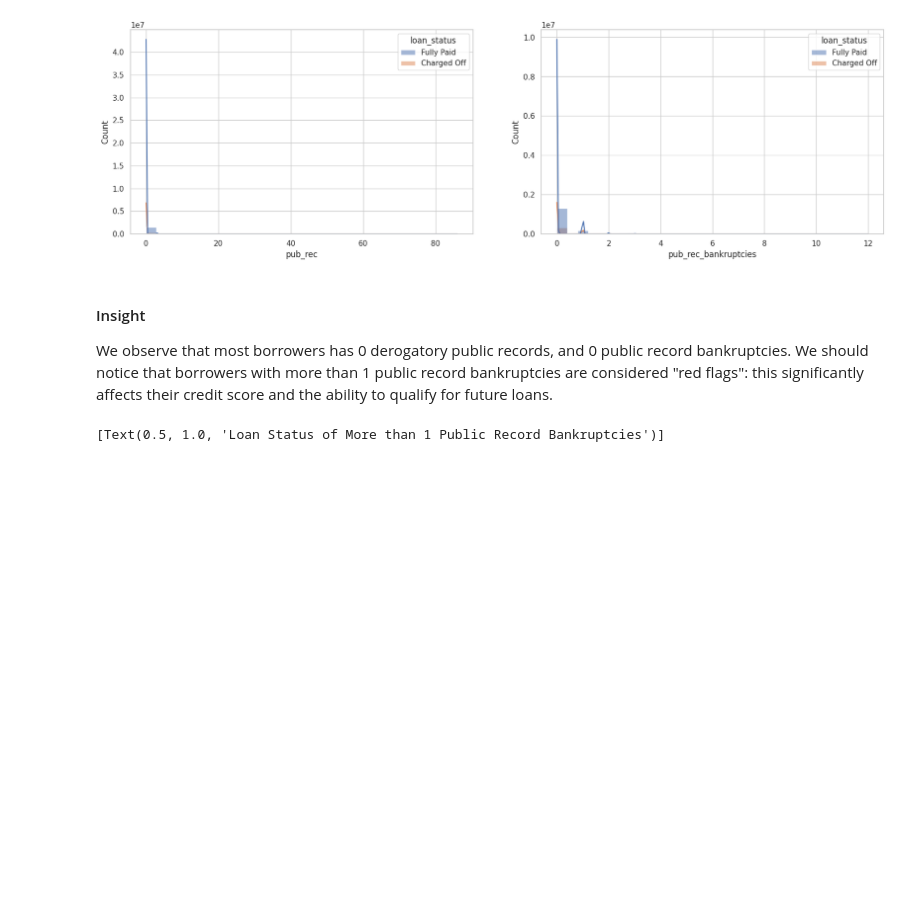
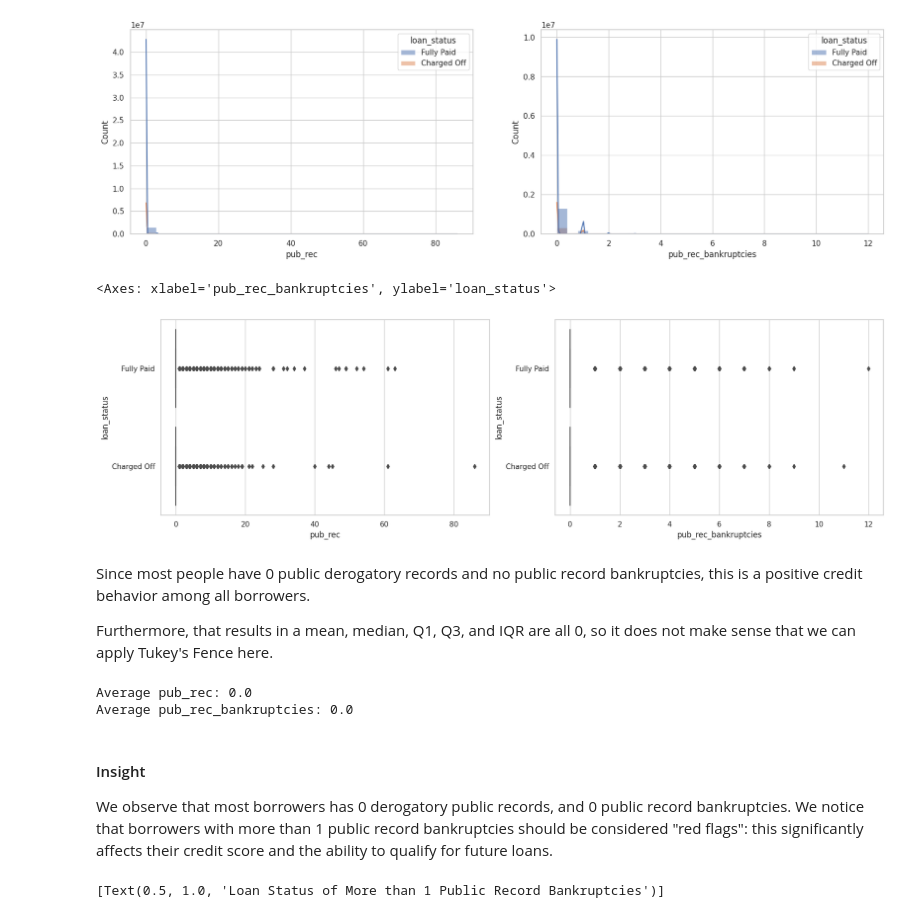
Before and after one commit to noahnguyen2004/Loan-Default-Prediction, a Jupyter notebook: loan_lending.ipynb, the cells around one changed output. Saved outputs shown, nothing was run; the diff lists cells and outputs as text; code cells hidden in the pictures; blank space fills up the shorter version.

```diff
--- a/loan_lending.ipynb
+++ b/loan_lending.ipynb
@@ -846,9 +891,32 @@ sns.histplot(x='pub_rec_bankruptcies', hue='loan_status', data=df, bins=30, kde=
 # %% [output]
 <Axes: xlabel='pub_rec_bankruptcies', ylabel='Count'>
 [figure]
+# %%
+# @title
+plt.figure(figsize=(20, 12))
+sns.set(style="whitegrid")
+
+plt.subplot(2, 2, 1)
+sns.boxplot(x="pub_rec", y="loan_status", data=df)
+
+plt.subplot(2, 2, 2)
+sns.boxplot(x="pub_rec_bankruptcies", y="loan_status", data=df)
+# %% [output]
+<Axes: xlabel='pub_rec_bankruptcies', ylabel='loan_status'>
+[figure, added]
+# %% [markdown]
+Since most people have 0 public derogatory records and no public record bankruptcies, this is a positive credit behavior among all borrowers.
+
+Furthermore, that results in a mean, median, Q1, Q3, and IQR are all 0, so it does not make sense that we can apply Tukey's Fence here.
+# %%
+print(f"Average pub_rec: {df['pub_rec'].mean().round()}")
+print(f"Average pub_rec_bankruptcies: {df['pub_rec_bankruptcies'].mean().round()}")
+# %% [output]
+Average pub_rec: 0.0
+Average pub_rec_bankruptcies: 0.0
 # %% [markdown]
 #### Insight
-We observe that most borrowers has 0 derogatory public records, and 0 public record bankruptcies. We should notice that borrowers with more than 1 public record bankruptcies are considered "red flags": this significantly affects their credit score and the ability to qualify for future loans.
+We observe that most borrowers has 0 derogatory public records, and 0 public record bankruptcies. We notice that borrowers with more than 1 public record bankruptcies should be considered "red flags": this significantly affects their credit score and the ability to qualify for future loans.
 # %%
 pub_rec_bankrupt_df = df[(df['pub_rec_bankruptcies'] > 1)]
 # %%
```
Also changed, not shown: parts of 41 cells of this notebook.
